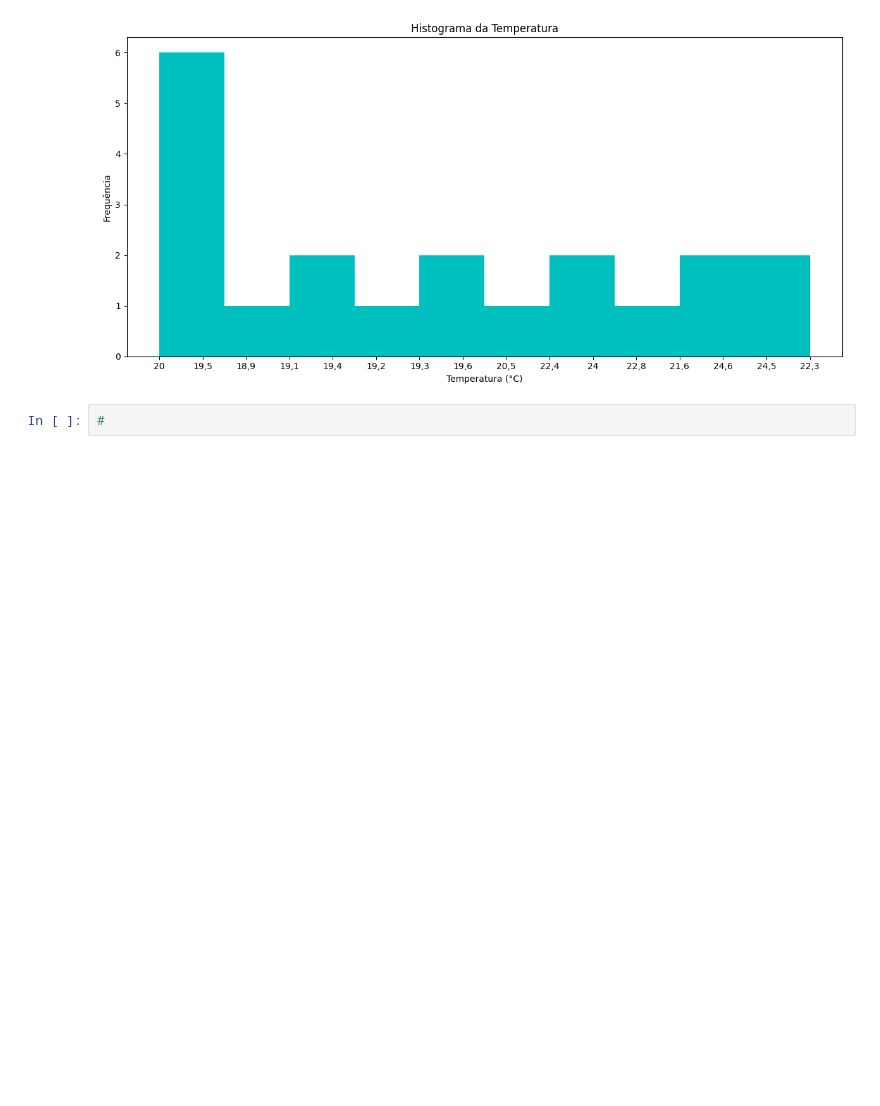
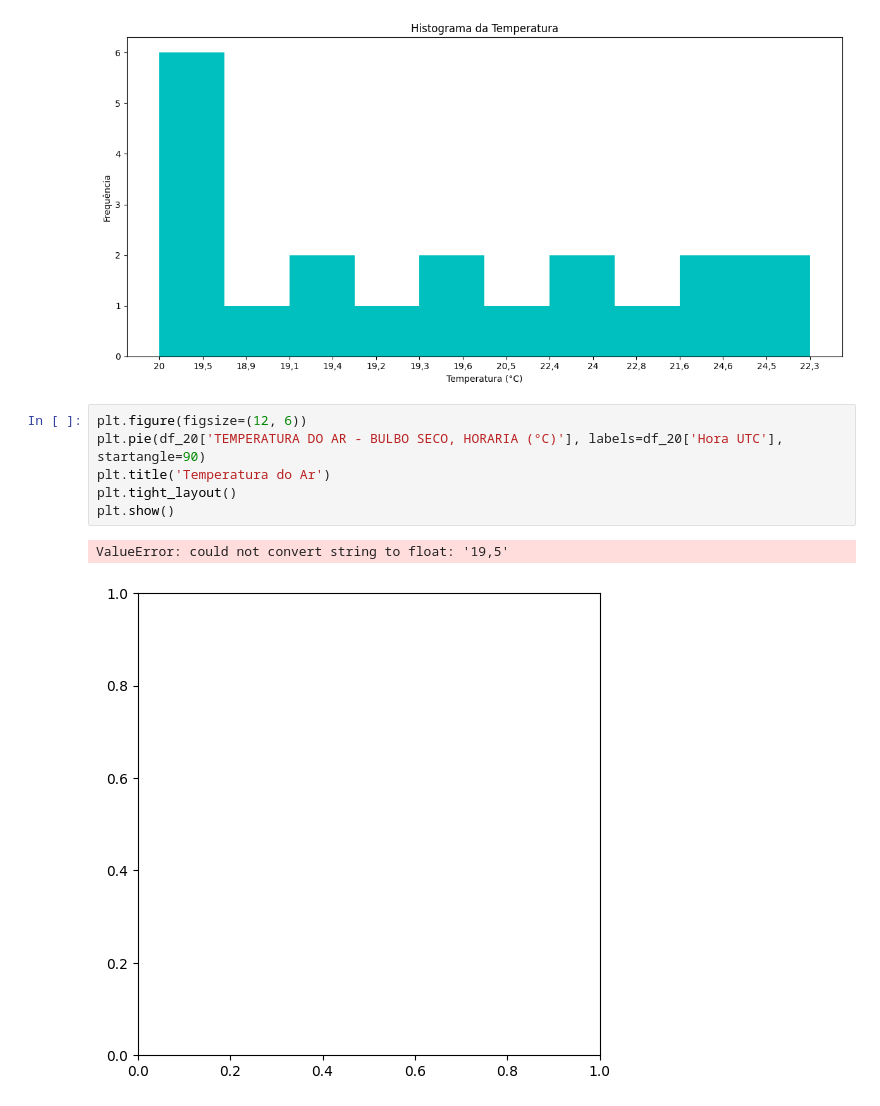
Before and after one commit to reprograma/on35-python-s11-pandas-numpy-I, a Jupyter notebook: exercicios/para-sala/exercicio.ipynb, the cells around one changed output. Cells and saved outputs as stored; diff of their text form; blank space fills up the shorter version.

```diff
--- a/exercicios/para-sala/exercicio.ipynb
+++ b/exercicios/para-sala/exercicio.ipynb
@@ -328,5 +328,12 @@ plt.tight_layout()
 plt.show()
 # %% [output]
 [figure]
-# %%
-#
+# %%
+plt.figure(figsize=(12, 6))
+plt.pie(df_20['TEMPERATURA DO AR - BULBO SECO, HORARIA (°C)'], labels=df_20['Hora UTC'], startangle=90)
+plt.title('Temperatura do Ar')
+plt.tight_layout()
+plt.show()
+# %% [output]
+ValueError: could not convert string to float: '19,5'
+[figure, added]
```
Also changed, not shown: parts of 21 cells of this notebook, 1 other file.
